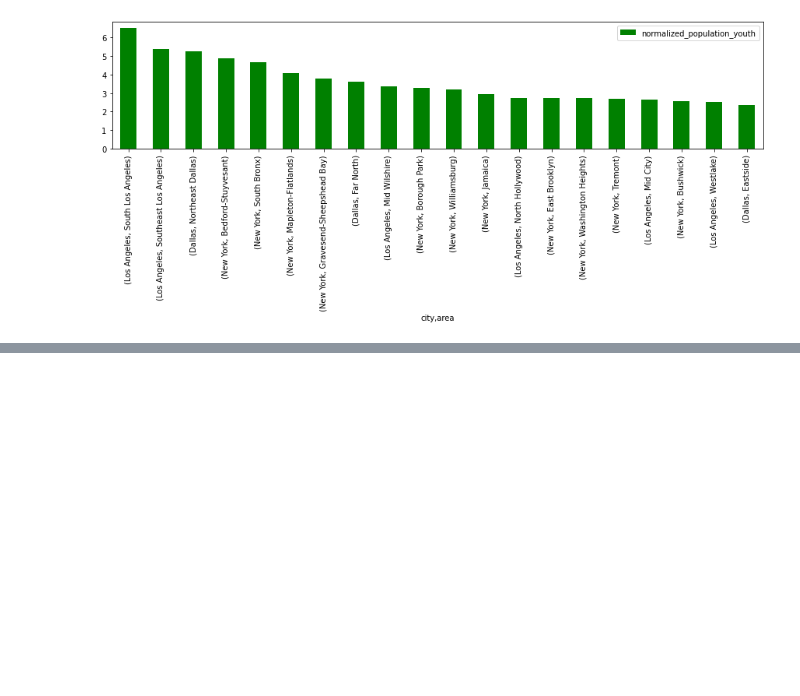
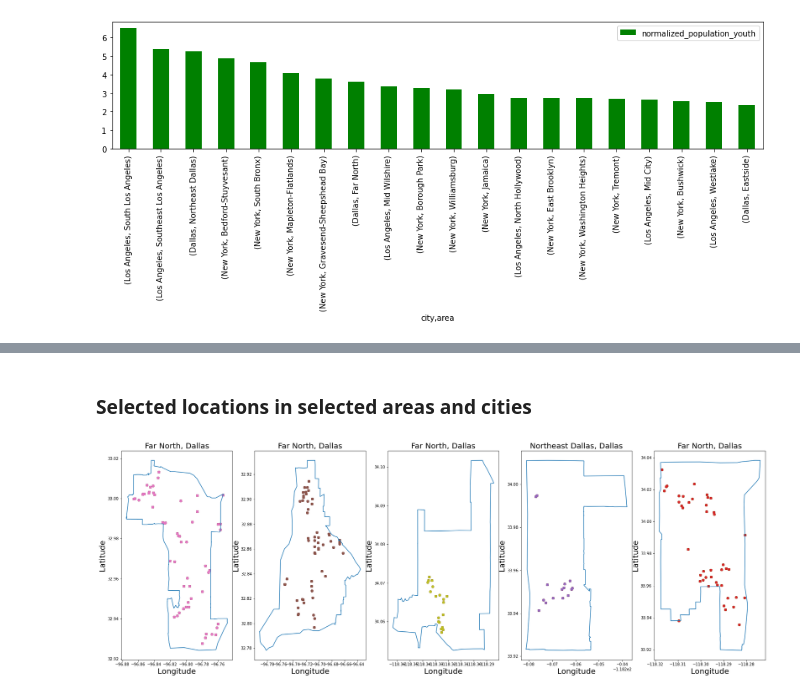
Before and after one commit to dotlas/codeventures, a Jupyter notebook: case-studies/20220815_kunal_bhatia/notebook.ipynb, the cells around one changed output, grey strips where cells are left out. Drawn from its saved outputs; the diff is of its cells as text; code cells hidden in the pictures; blank space fills up the shorter version.

```diff
--- a/case-studies/20220815_kunal_bhatia/notebook.ipynb
+++ b/case-studies/20220815_kunal_bhatia/notebook.ipynb
@@ -295,0 +347,15 @@ df_areas = df_areas[~df_areas['tags'].apply(lambda x: 'Mexican' in x)].reset_ind
+# %%
+# Removing locations that have mexican in their top tags to avoid competition by nearby mexican restaurants
+df_locations = df_locations[~df_locations['top_tags'].apply(lambda x: 'Mexican' in x)].reset_index(drop=True)
+
+# Removing locations that have nearby_outlet_count not in between 5-15 to avoid over saturation and to avoid posh and expensive markets and malls
+# While also making sure there will be other outlets near by to capture the already-existing market
+df_locations = df_locations[df_locations['nearby_outlet_count'].between(5,15)].reset_index(drop=True)
+
+# Sorting data frame according to the rating_percentile and price_range_percentile
+df_locations = df_locations.sort_values(
+    ['rating_percentile','price_range_percentile'],
+    ascending=[False,True]
+).reset_index(drop=True)
+
+df_locations
@@ -295,0 +376,23 @@ df_areas = df_areas[~df_areas['tags'].apply(lambda x: 'Mexican' in x)].reset_ind
+# %% [markdown]
+### Selected locations in selected areas and cities
+# %%
+fig, ax = plt.subplots(1,5, figsize=(30,10))
+
+for i in range(5):
+    x,y = df_locations.drop_duplicates('area').reset_index(drop=True).polygon[i].exterior.xy
+    ax[i].plot(x,y)
+    ax[i].set_title(df_locations['area'][i] + ', ' + df_locations['city'][i], fontsize=20)
+    ax[i].set_xlabel
+    ax[i].set_xlabel('Longitude', fontsize = 20)
+    ax[i].set_ylabel('Latitude', fontsize = 20)
+
+k = 0
+for i in df_locations.drop_duplicates('area')['area']:
+    for j in range(len(df_locations.loc[df_locations['area'] == i])):
+        points = df_locations.loc[df_locations['area'] == i].points
+        xs = [point.x for point in points]
+        ys = [point.y for point in points]
+        ax[k].scatter(xs, ys)
+    k = k + 1
+# %% [output]
+[figure, added]
```
Also changed, not shown: parts of 19 cells of this notebook, 1 other file.
